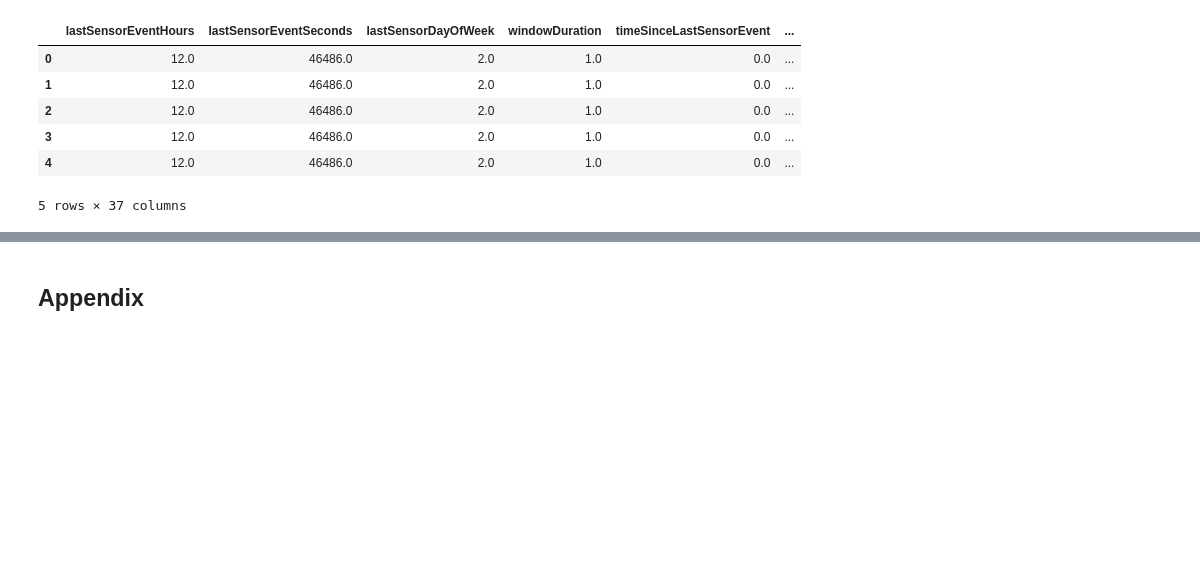
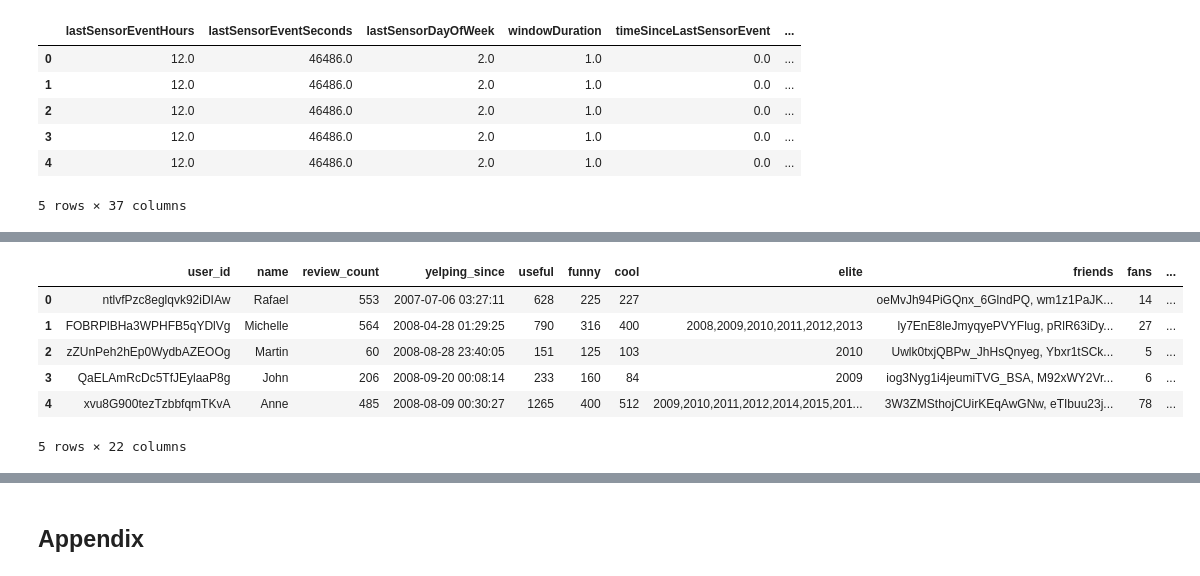
Before and after one commit to FishWith7sMemory/MAST30034-ADS-GroupProj, a Jupyter notebook: Dataset Choosing.ipynb, the cells around one changed output, grey strips where cells are left out. Drawn from its saved outputs; the diff is of its cells as text; code cells hidden in the pictures; blank space fills up the shorter version.

Commit message:
add a short look on Yelp and provide Youtube datasets for better understanding the structure of data storage

```diff
--- a/Dataset Choosing.ipynb
+++ b/Dataset Choosing.ipynb
@@ -149,0 +156,11 @@ df1.head()
+# %%
+user = pd.read_json("data/Yelp/yelp_academic_dataset_user.json", lines=True)
+user.head()
+# %% [output]
+|  | user_id | name | review_count | yelping_since | useful | funny | cool | elite | friends | fans | ... |
+| 0 | ntlvfPzc8eglqvk92iDIAw | Rafael | 553 | 2007-07-06 03:27:11 | 628 | 225 | 227 |  | oeMvJh94PiGQnx_6GlndPQ, wm1z1PaJK... | 14 | ... |
+| 1 | FOBRPlBHa3WPHFB5qYDlVg | Michelle | 564 | 2008-04-28 01:29:25 | 790 | 316 | 400 | 2008,2009,2010,2011,2012,2013 | ly7EnE8leJmyqyePVYFlug, pRlR63iDy... | 27 | ... |
+| 2 | zZUnPeh2hEp0WydbAZEOOg | Martin | 60 | 2008-08-28 23:40:05 | 151 | 125 | 103 | 2010 | Uwlk0txjQBPw_JhHsQnyeg, Ybxr1tSCk... | 5 | ... |
+| 3 | QaELAmRcDc5TfJEylaaP8g | John | 206 | 2008-09-20 00:08:14 | 233 | 160 | 84 | 2009 | iog3Nyg1i4jeumiTVG_BSA, M92xWY2Vr... | 6 | ... |
+| 4 | xvu8G900tezTzbbfqmTKvA | Anne | 485 | 2008-08-09 00:30:27 | 1265 | 400 | 512 | 2009,2010,2011,2012,2014,2015,201... | 3W3ZMSthojCUirKEqAwGNw, eTIbuu23j... | 78 | ... |
+5 rows × 22 columns
```
Also changed, not shown: parts of 5 cells of this notebook, 22 other files.
